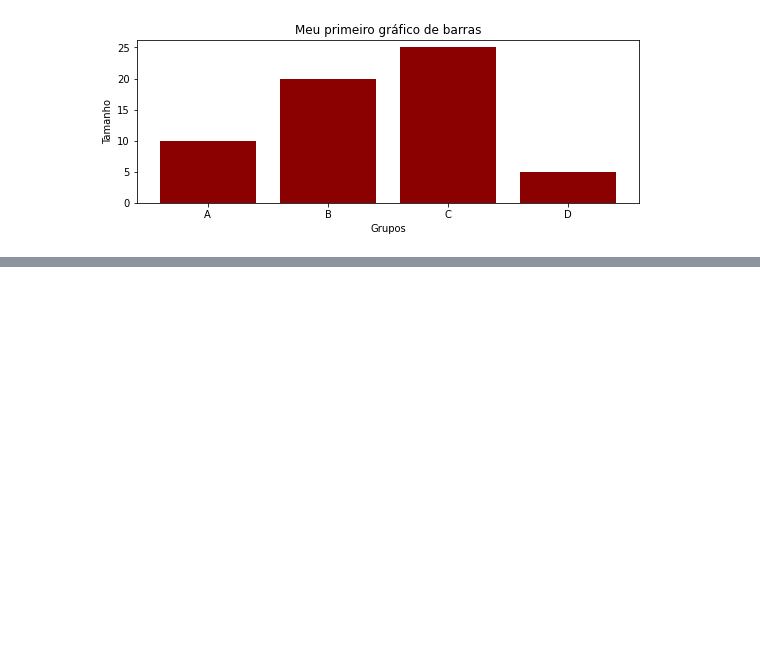
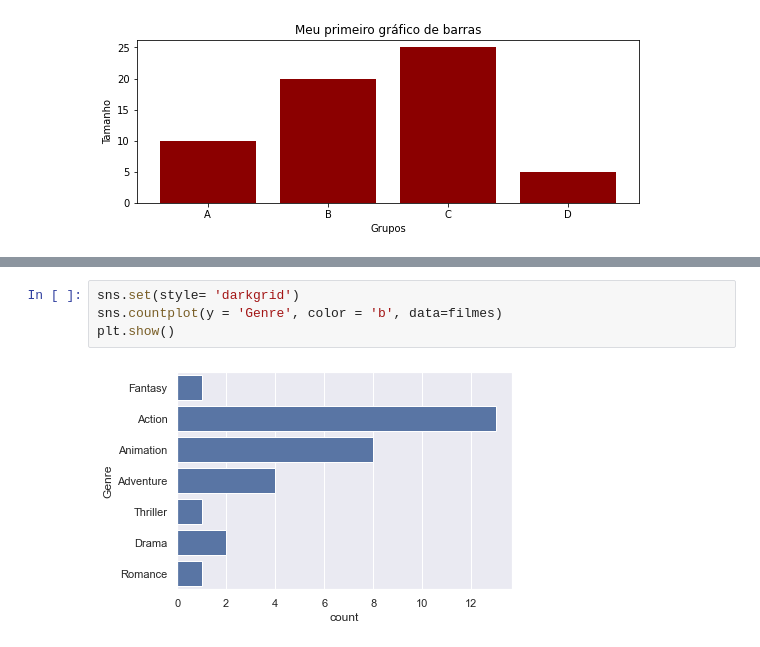
Before and after one commit to JpLimags/curso_vizualiza-o_dados_LeadDell, a Jupyter notebook: grafBar_matplotlib1.ipynb, the cells around one changed output, grey strips where cells are left out. Drawn from its saved outputs; the diff is of its cells as text; blank space fills up the shorter version.

```diff
--- a/grafBar_matplotlib1.ipynb
+++ b/grafBar_matplotlib1.ipynb
@@ -26,0 +93,6 @@ plt.show()
+# %%
+sns.set(style= 'darkgrid')
+sns.countplot(y = 'Genre', color = 'b', data=filmes)
+plt.show()
+# %% [output]
+[figure, added]
```
Also changed, not shown: parts of 10 cells of this notebook.
